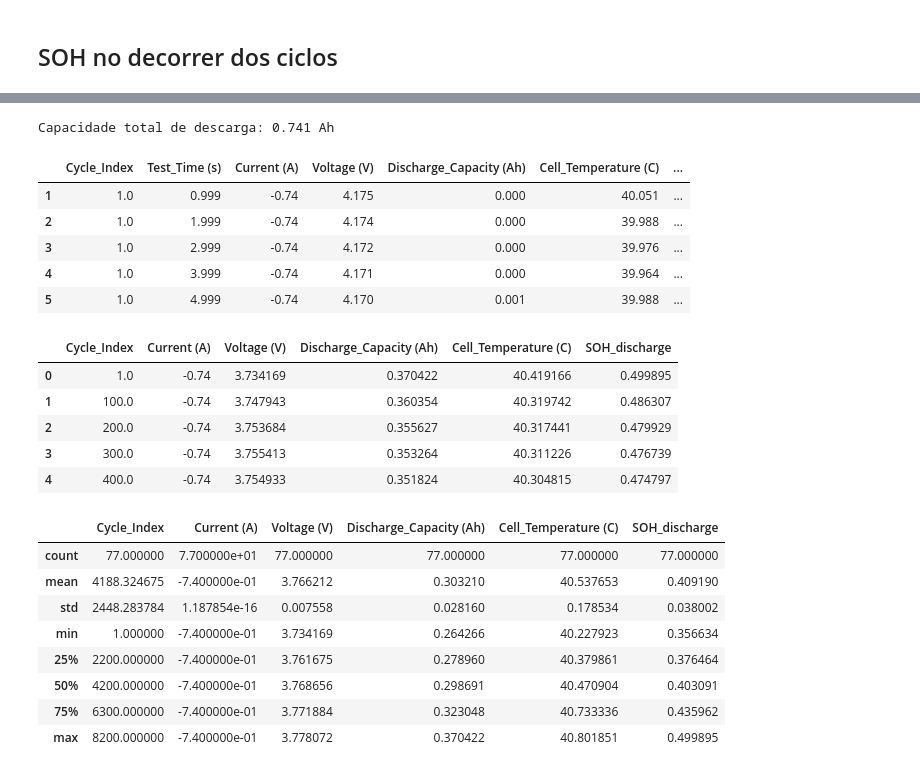
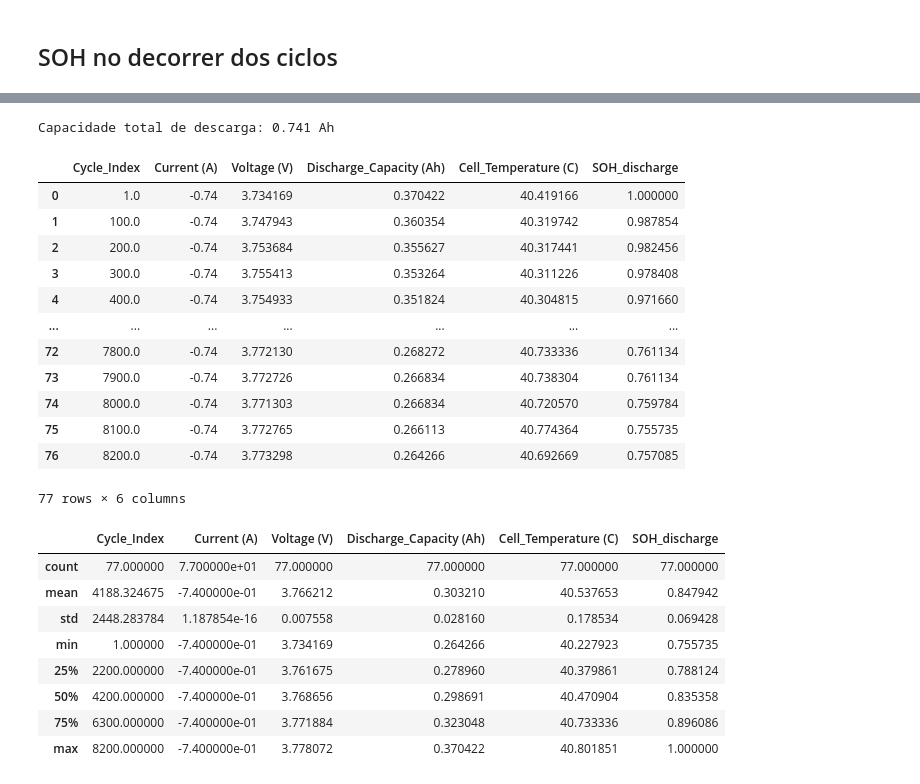
Before and after one commit to Davi-SB/Battery-Analysis, a Jupyter notebook: SOH_vs_Temperature.ipynb, the cells around one changed output, grey strips where cells are left out. Drawn from its saved outputs; the diff is of its cells as text; code cells hidden in the pictures.

```diff
--- a/SOH_vs_Temperature.ipynb
+++ b/SOH_vs_Temperature.ipynb
@@ -111,0 +105,12 @@ $$
+# %%
+# Capacidade nominal (máxima global)
+nominal_capacity = df['Discharge_Capacity (Ah)'].max()
+print(f'Capacidade total de descarga: {nominal_capacity} Ah')
+
+# para cada ciclo, extrai a maior capacidade
+# (cycles_capacity é uma série do Pandas)
+cycles_capacity = df.groupby('Cycle_Index')['Discharge_Capacity (Ah)'].max()
+cycles_capacity = cycles_capacity.reset_index() # transforma em dataframe
+cycles_capacity.columns = ['Cycle_Index', 'Max_Discharge_Capacity']
+cycles_capacity['SOH_discharge'] = (cycles_capacity['Max_Discharge_Capacity'] / nominal_capacity)
+display(cycles_capacity)
@@ -112,42 +132,40 @@ $$
 # %%
 # Definir os valores de capacidade total
 # valor maximo de capacidade de descarga
-capacidade_total_discharge = df['Discharge_Capacity (Ah)'].max()
-print(f'Capacidade total de descarga: {capacidade_total_discharge} Ah')
+nominal_capacity = df['Discharge_Capacity (Ah)'].max()
+print(f'Capacidade total de descarga: {nominal_capacity} Ah')
 
-# Calculo do SOH
-df['SOH_discharge'] = (df['Discharge_Capacity (Ah)'] / capacidade_total_discharge)
-df.head()
+df_grouped = df.groupby('Cycle_Index', as_index=False).mean()
+df_grouped = df_grouped.drop(columns=['Test_Time (s)'])
+
+# Adição do SOH calculado em ciclos_capacity
+df_grouped['SOH_discharge'] = cycles_capacity['SOH_discharge']
+display(df_grouped)
+display(df_grouped.describe())
 # %% [output]
 Capacidade total de descarga: 0.741 Ah
-|  | Cycle_Index | Test_Time (s) | Current (A) | Voltage (V) | Discharge_Capacity (Ah) | Cell_Temperature (C) | ... |
-| 1 | 1.0 | 0.999 | -0.74 | 4.175 | 0.000 | 40.051 | ... |
-| 2 | 1.0 | 1.999 | -0.74 | 4.174 | 0.000 | 39.988 | ... |
-| 3 | 1.0 | 2.999 | -0.74 | 4.172 | 0.000 | 39.976 | ... |
-| 4 | 1.0 | 3.999 | -0.74 | 4.171 | 0.000 | 39.964 | ... |
-| 5 | 1.0 | 4.999 | -0.74 | 4.170 | 0.001 | 39.988 | ... |
+|  | Cycle_Index | Current (A) | Voltage (V) | Discharge_Capacity (Ah) | Cell_Temperature (C) | SOH_discharge |
+| 0 | 1.0 | -0.74 | 3.734169 | 0.370422 | 40.419166 | 1.000000 |
+| 1 | 100.0 | -0.74 | 3.747943 | 0.360354 | 40.319742 | 0.987854 |
+| 2 | 200.0 | -0.74 | 3.753684 | 0.355627 | 40.317441 | 0.982456 |
+| 3 | 300.0 | -0.74 | 3.755413 | 0.353264 | 40.311226 | 0.978408 |
+| 4 | 400.0 | -0.74 | 3.754933 | 0.351824 | 40.304815 | 0.971660 |
+| ... | ... | ... | ... | ... | ... | ... |
+| 72 | 7800.0 | -0.74 | 3.772130 | 0.268272 | 40.733336 | 0.761134 |
+| 73 | 7900.0 | -0.74 | 3.772726 | 0.266834 | 40.738304 | 0.761134 |
+| 74 | 8000.0 | -0.74 | 3.771303 | 0.266834 | 40.720570 | 0.759784 |
+| 75 | 8100.0 | -0.74 | 3.772765 | 0.266113 | 40.774364 | 0.755735 |
+| 76 | 8200.0 | -0.74 | 3.773298 | 0.264266 | 40.692669 | 0.757085 |
+77 rows × 6 columns
+|  | Cycle_Index | Current (A) | Voltage (V) | Discharge_Capacity (Ah) | Cell_Temperature (C) | SOH_discharge |
+| count | 77.000000 | 7.700000e+01 | 77.000000 | 77.000000 | 77.000000 | 77.000000 |
+| mean | 4188.324675 | -7.400000e-01 | 3.766212 | 0.303210 | 40.537653 | 0.847942 |
+| std | 2448.283784 | 1.187854e-16 | 0.007558 | 0.028160 | 0.178534 | 0.069428 |
+| min | 1.000000 | -7.400000e-01 | 3.734169 | 0.264266 | 40.227923 | 0.755735 |
+| 25% | 2200.000000 | -7.400000e-01 | 3.761675 | 0.278960 | 40.379861 | 0.788124 |
+| 50% | 4200.000000 | -7.400000e-01 | 3.768656 | 0.298691 | 40.470904 | 0.835358 |
+| 75% | 6300.000000 | -7.400000e-01 | 3.771884 | 0.323048 | 40.733336 | 0.896086 |
+| max | 8200.000000 | -7.400000e-01 | 3.778072 | 0.370422 | 40.801851 | 1.000000 |
-# %%
-df_grouped = df.groupby('Cycle_Index', as_index=False).mean()
-df_grouped = df_grouped.drop(columns=['Test_Time (s)'])
-
-display(df_grouped.head())
-display(df_grouped.describe())
-# %% [output]
-|  | Cycle_Index | Current (A) | Voltage (V) | Discharge_Capacity (Ah) | Cell_Temperature (C) | SOH_discharge |
-| 0 | 1.0 | -0.74 | 3.734169 | 0.370422 | 40.419166 | 0.499895 |
-| 1 | 100.0 | -0.74 | 3.747943 | 0.360354 | 40.319742 | 0.486307 |
-| 2 | 200.0 | -0.74 | 3.753684 | 0.355627 | 40.317441 | 0.479929 |
-| 3 | 300.0 | -0.74 | 3.755413 | 0.353264 | 40.311226 | 0.476739 |
-| 4 | 400.0 | -0.74 | 3.754933 | 0.351824 | 40.304815 | 0.474797 |
-|  | Cycle_Index | Current (A) | Voltage (V) | Discharge_Capacity (Ah) | Cell_Temperature (C) | SOH_discharge |
-| count | 77.000000 | 7.700000e+01 | 77.000000 | 77.000000 | 77.000000 | 77.000000 |
-| mean | 4188.324675 | -7.400000e-01 | 3.766212 | 0.303210 | 40.537653 | 0.409190 |
-| std | 2448.283784 | 1.187854e-16 | 0.007558 | 0.028160 | 0.178534 | 0.038002 |
-| min | 1.000000 | -7.400000e-01 | 3.734169 | 0.264266 | 40.227923 | 0.356634 |
-| 25% | 2200.000000 | -7.400000e-01 | 3.761675 | 0.278960 | 40.379861 | 0.376464 |
-| 50% | 4200.000000 | -7.400000e-01 | 3.768656 | 0.298691 | 40.470904 | 0.403091 |
-| 75% | 6300.000000 | -7.400000e-01 | 3.771884 | 0.323048 | 40.733336 | 0.435962 |
-| max | 8200.000000 | -7.400000e-01 | 3.778072 | 0.370422 | 40.801851 | 0.499895 |
 # %%
 # Inicialmente, thresholder é primeiro valor de SOH_discharge
 # A cada queda de 0,01 atingida, é atualizado
```
Also changed, not shown: parts of 7 cells of this notebook.
